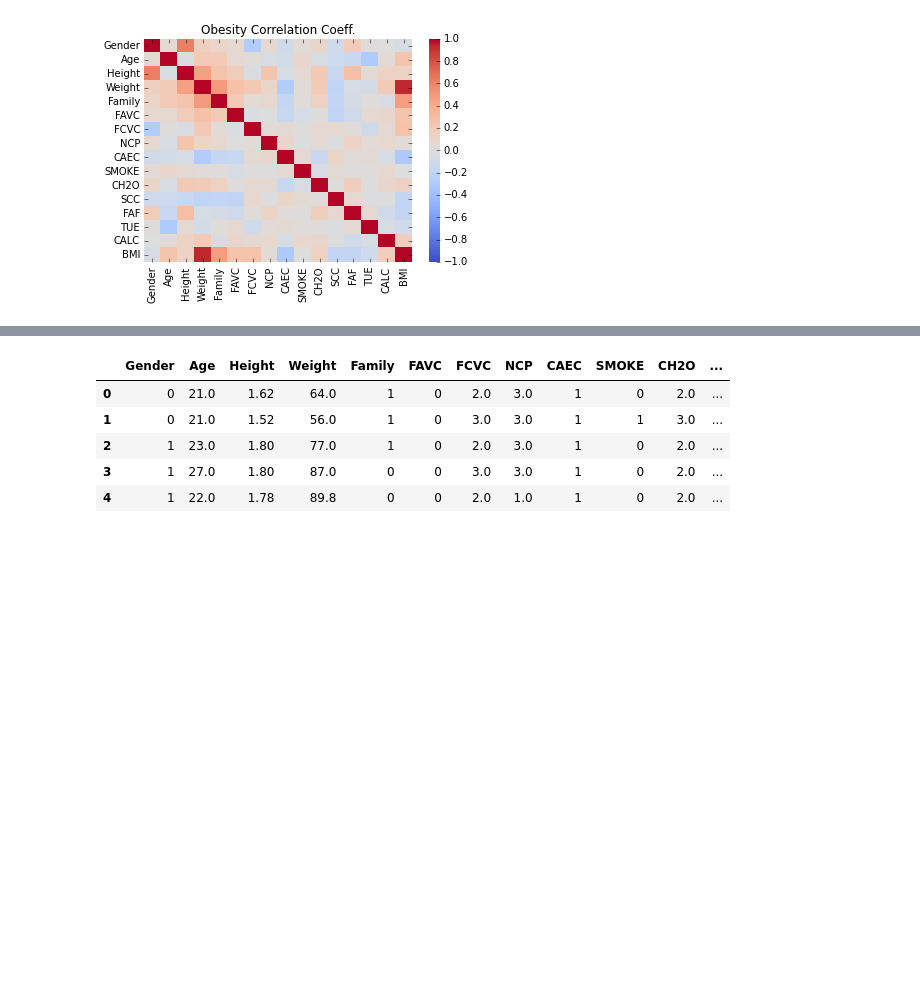
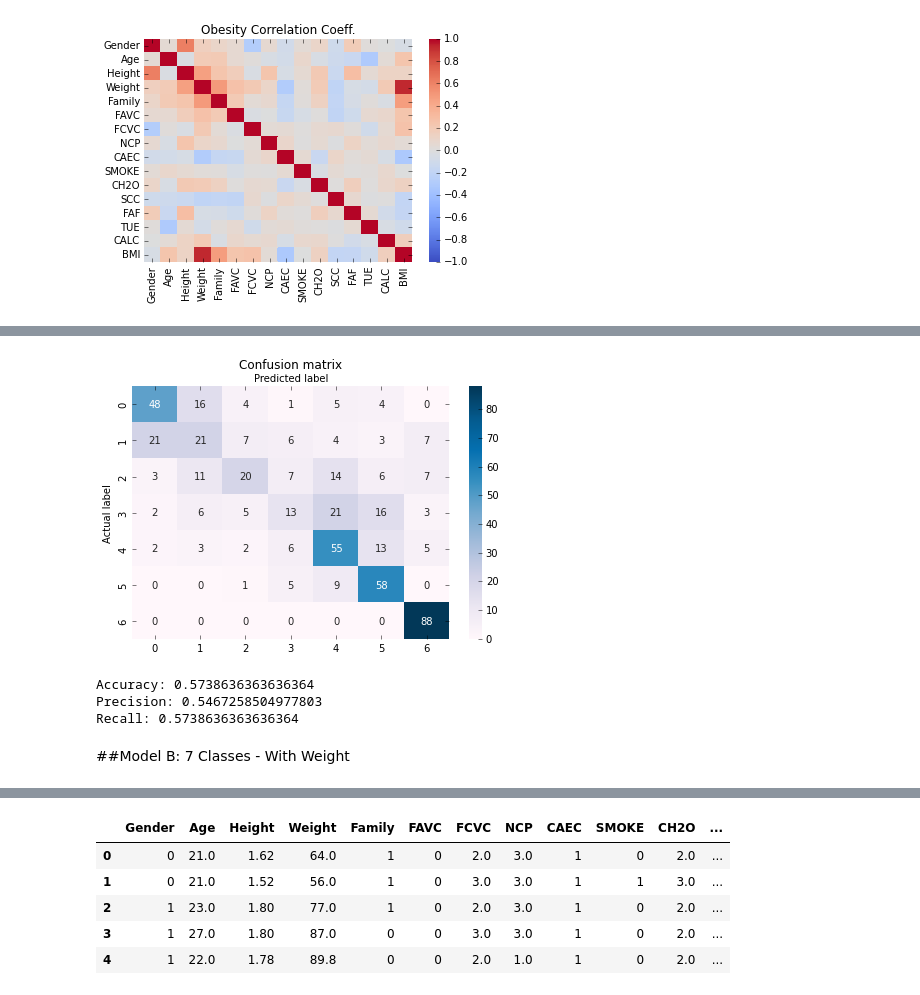
Before and after one commit to krisdsutton/data201, a Jupyter notebook: Kris_Sutton_Data201_Project2_Obesity.ipynb, the cells around one changed output, grey strips where cells are left out. Drawn from its saved outputs; the diff is of its cells as text; code cells hidden in the pictures; blank space fills up the shorter version.

```diff
--- a/Kris_Sutton_Data201_Project2_Obesity.ipynb
+++ b/Kris_Sutton_Data201_Project2_Obesity.ipynb
@@ -347,0 +319,6 @@ Now to build model.
+# %%
+#split dataset into feature (independent variables) and target (dependent) variables
+feature_cols = ['Age', 'Height', 'Family','FAVC','CAEC','SMOKE', 'FAF', 'CALC', 'FCVC', 'NCP', 'Gender',
+                'CH2O', 'SCC', 'TUE']
+X = obesity[feature_cols] # Features
+y = obesity.NObeyesdad # Target variable
@@ -347,0 +334,17 @@ Now to build model.
+# %%
+#split X and y into training and testing sets
+#dataset broken into two parts, 75% will be used for model training and 25% for model testing
+from sklearn.model_selection import train_test_split
+X_train,X_test,y_train,y_test=train_test_split(X,y,test_size=0.25,random_state=0)
+# %%
+# import the class
+from sklearn.linear_model import LogisticRegression
+
+# instantiate the model (using the default parameters)
+logreg = LogisticRegression(multi_class='multinomial', solver='lbfgs')
+
+# fit the model with data
+logreg.fit(X_train,y_train)
+
+# predict
+y_pred=logreg.predict(X_test)
@@ -347,0 +393,5 @@ Now to build model.
+# %%
+# import the metrics class
+from sklearn import metrics
+cnf_matrix = metrics.confusion_matrix(y_test, y_pred)
+cnf_matrix
@@ -347,0 +406,27 @@ Now to build model.
+# %%
+#name of classes
+%matplotlib inline
+class_names=[0, 1, 2, 3, 4, 5, 6]
+fig, ax = plt.subplots()
+tick_marks = np.arange(len(class_names))
+#heatmap
+sns.heatmap(pd.DataFrame(cnf_matrix), annot=True, cmap="PuBu" ,fmt='g')
+ax.xaxis.set_label_position("top")
+plt.tight_layout()
+plt.title('Confusion matrix', y=1.1)
+plt.ylabel('Actual label')
+plt.xlabel('Predicted label')
+ax.xaxis.set_ticklabels([0, 1, 2, 3, 4, 5, 6])
+ax.yaxis.set_ticklabels([0, 1, 2, 3, 4, 5, 6]);
+# %% [output]
+[figure, added]
+# %%
+print("Accuracy:", accuracy_score(y_test, y_pred))
+print("Precision:", precision_score(y_test, y_pred, average='weighted'))
+print("Recall:", recall_score(y_test, y_pred, average= 'weighted'))
+# %% [output]
+Accuracy: 0.5738636363636364
+Precision: 0.5467258504977803
+Recall: 0.5738636363636364
+# %% [markdown]
+##Model B: 7 Classes - With Weight
```
Also changed, not shown: parts of 60 cells of this notebook.
